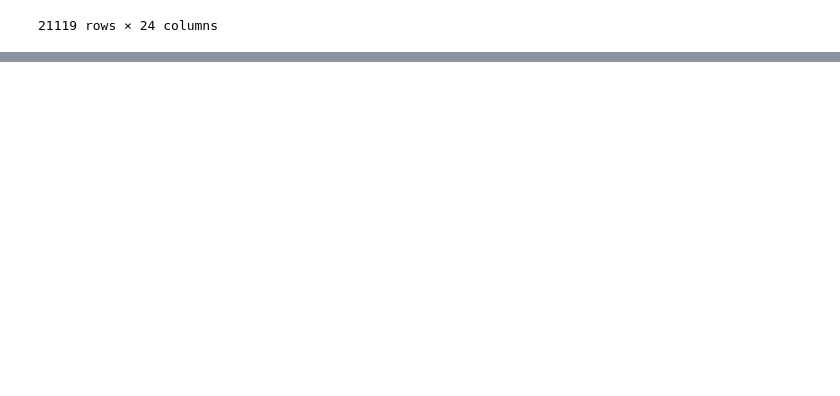
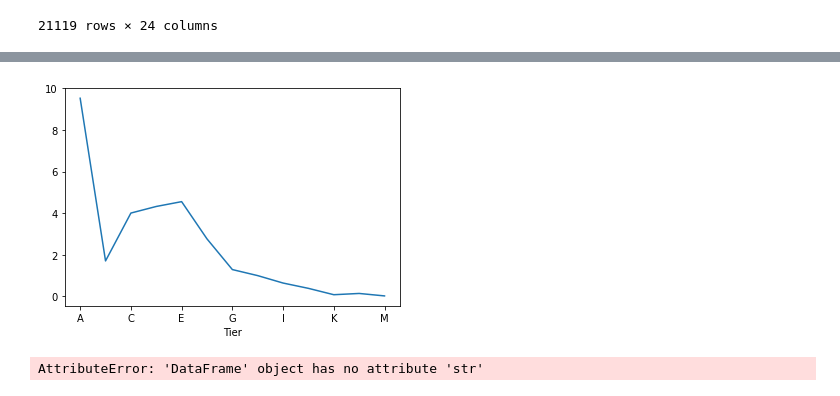
Before and after one commit to HBodden/project1, a Jupyter notebook: SEAMS.ipynb, the cells around one changed output, grey strips where cells are left out. Drawn from its saved outputs; the diff is of its cells as text; code cells hidden in the pictures; blank space fills up the shorter version.

```diff
--- a/SEAMS.ipynb
+++ b/SEAMS.ipynb
@@ -328,0 +346,14 @@ final_combined_data_df
+# %%
+#Nico's code
+final_price = final_combined_data_df.groupby("Tier")["Final Price_$"].mean()
+final_price.plot(kind="line")
+plt.show()
+#how to combine line and bar?
+# %% [output]
+[figure, added]
+# %%
+final_combined_data_df[["Mark"]].str.replace("%","")
+final_combined_data_df[["Mark"]].astype(int)
+avg_rating=final_combined_data_df.groupby("Tier")["Mark"].mean()
+# %% [output]
+AttributeError: 'DataFrame' object has no attribute 'str'
```
Also changed, not shown: parts of 2 cells of this notebook.
